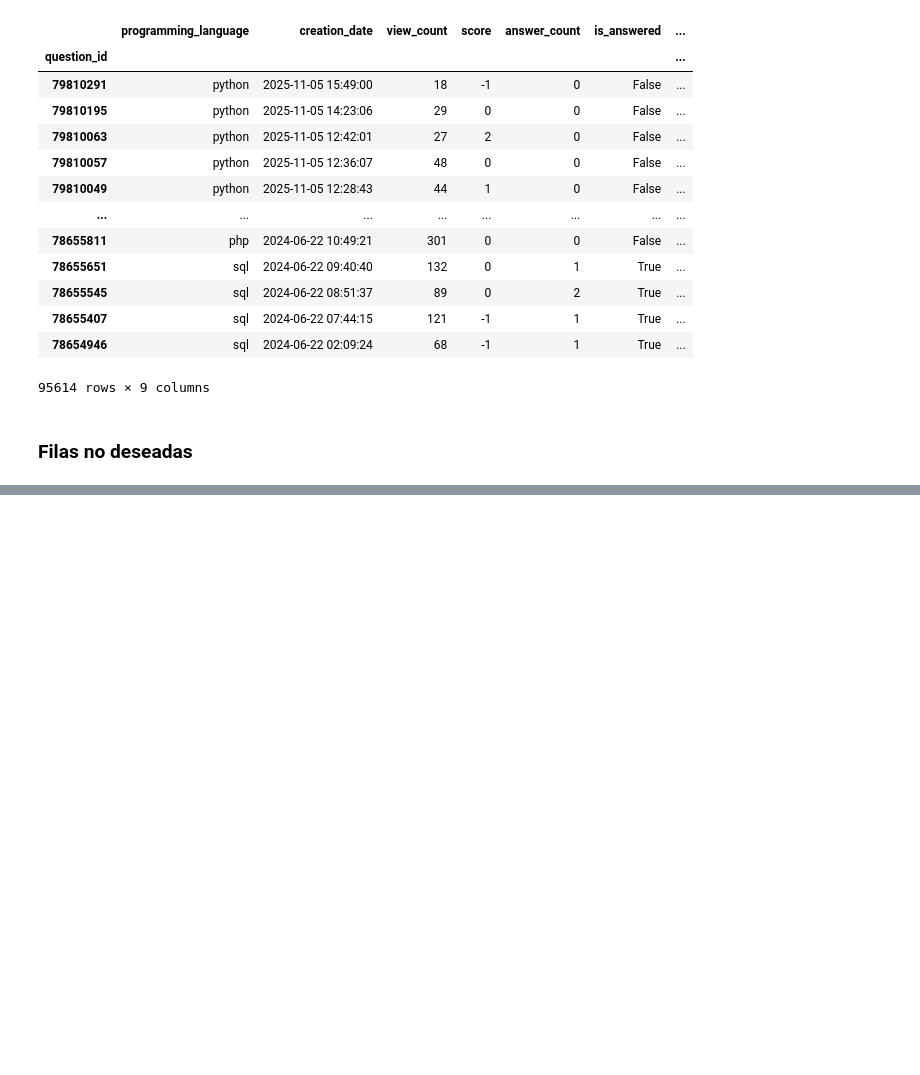
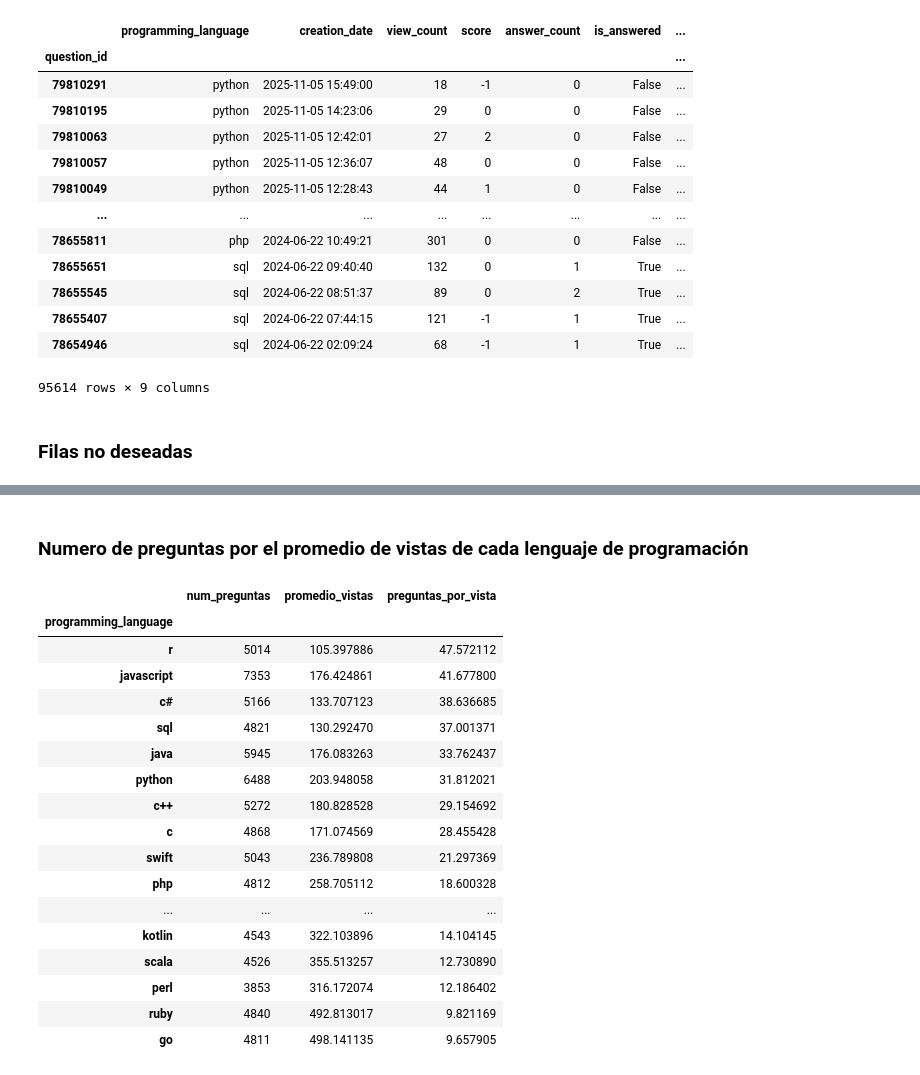
Before and after one commit to Hallxx/Semillero-PyAnalytics, a Jupyter notebook: notebooks/fase0_verificacion.ipynb, the cells around one changed output, grey strips where cells are left out. Saved outputs shown, nothing was run; the diff lists cells and outputs as text; code cells hidden in the pictures; blank space fills up the shorter version.

```diff
--- a/notebooks/fase0_verificacion.ipynb
+++ b/notebooks/fase0_verificacion.ipynb
@@ -276,0 +340,33 @@ df
+# %% [markdown]
+### Numero de preguntas por el promedio de vistas de cada lenguaje de programación
+# %%
+# calcula el numero de vistas por pregunta de cada lenguaje
+result = df.groupby("programming_language").agg({
+    "programming_language" : "count",
+    "view_count" : "mean"
+}).rename(columns={"programming_language" : "num_preguntas", "view_count" : "promedio_vistas"})
+
+result["preguntas_por_vista"] = result["num_preguntas"] / result["promedio_vistas"]
+
+result = result.sort_values("preguntas_por_vista", ascending=False)
+
+result
+# %% [output]
+|  | num_preguntas | promedio_vistas | preguntas_por_vista |
+| programming_language |  |  |  |
+| r | 5014 | 105.397886 | 47.572112 |
+| javascript | 7353 | 176.424861 | 41.677800 |
+| c# | 5166 | 133.707123 | 38.636685 |
+| sql | 4821 | 130.292470 | 37.001371 |
+| java | 5945 | 176.083263 | 33.762437 |
+| python | 6488 | 203.948058 | 31.812021 |
+| c++ | 5272 | 180.828528 | 29.154692 |
+| c | 4868 | 171.074569 | 28.455428 |
+| swift | 5043 | 236.789808 | 21.297369 |
+| php | 4812 | 258.705112 | 18.600328 |
+| ... | ... | ... | ... |
+| kotlin | 4543 | 322.103896 | 14.104145 |
+| scala | 4526 | 355.513257 | 12.730890 |
+| perl | 3853 | 316.172074 | 12.186402 |
+| ruby | 4840 | 492.813017 | 9.821169 |
+| go | 4811 | 498.141135 | 9.657905 |
```
Also changed, not shown: parts of 12 cells of this notebook, 6 other files.
